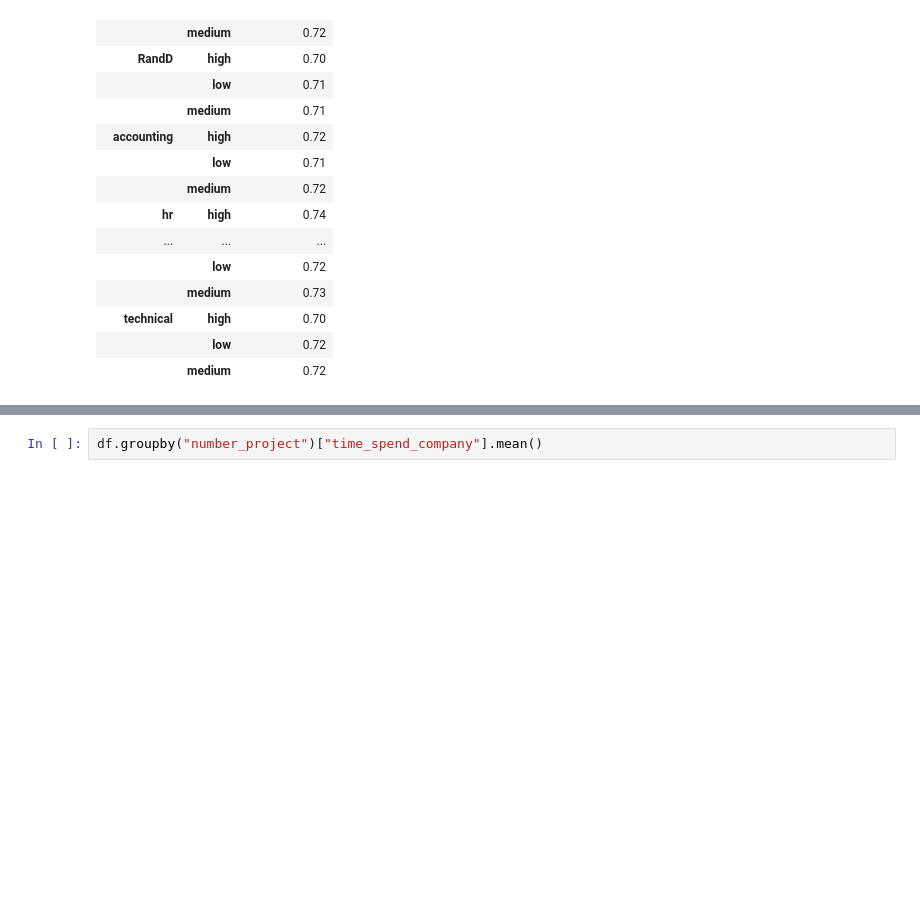
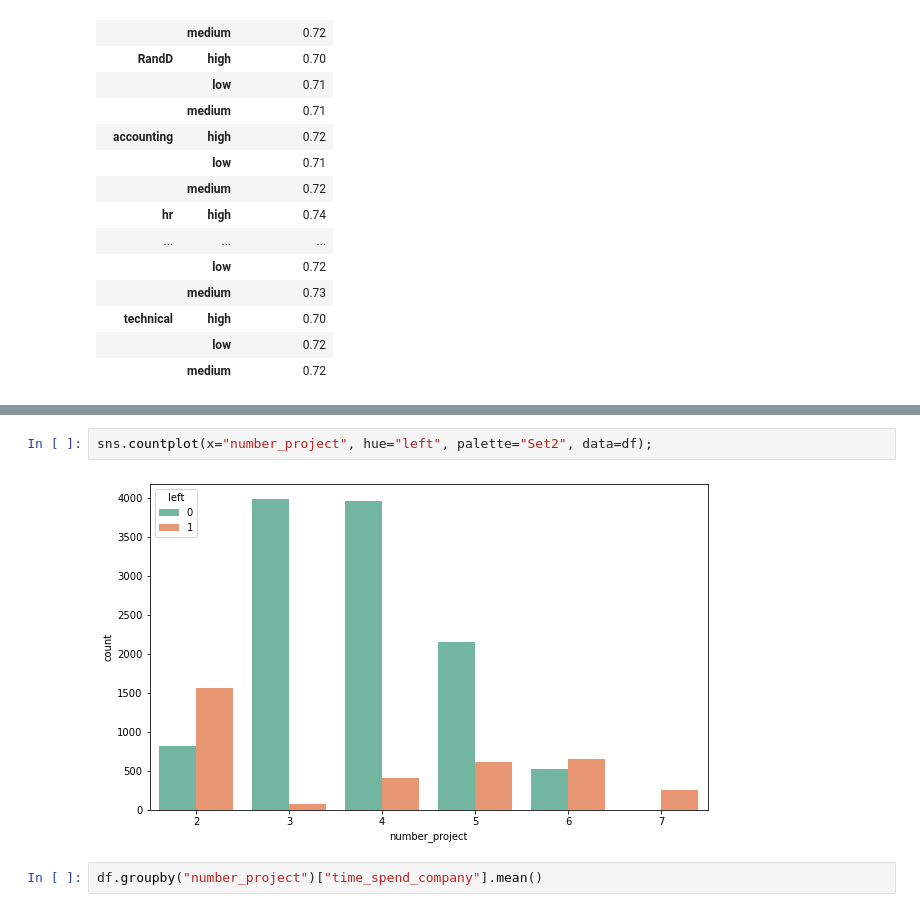
Before and after one commit to habip-bingol/Projects, a Jupyter notebook: ML_Projects/Capstone Projects/Churn_Prediction/Churn_Prediction.ipynb, the cells around one changed output, grey strips where cells are left out. Cells and saved outputs as stored; diff of their text form; blank space fills up the shorter version.

```diff
--- a/ML_Projects/Capstone Projects/Churn_Prediction/Churn_Prediction.ipynb
+++ b/ML_Projects/Capstone Projects/Churn_Prediction/Churn_Prediction.ipynb
@@ -435,3 +471,7 @@ sns.countplot("number_project", data=df);
+# %%
+sns.countplot(x="number_project", hue="left", palette="Set2", data=df);
+# %% [output]
+[figure, added]
 # %%
 df.groupby("number_project")["time_spend_company"].mean()
 # %% [output]
```
Also changed, not shown: parts of 34 cells of this notebook.
